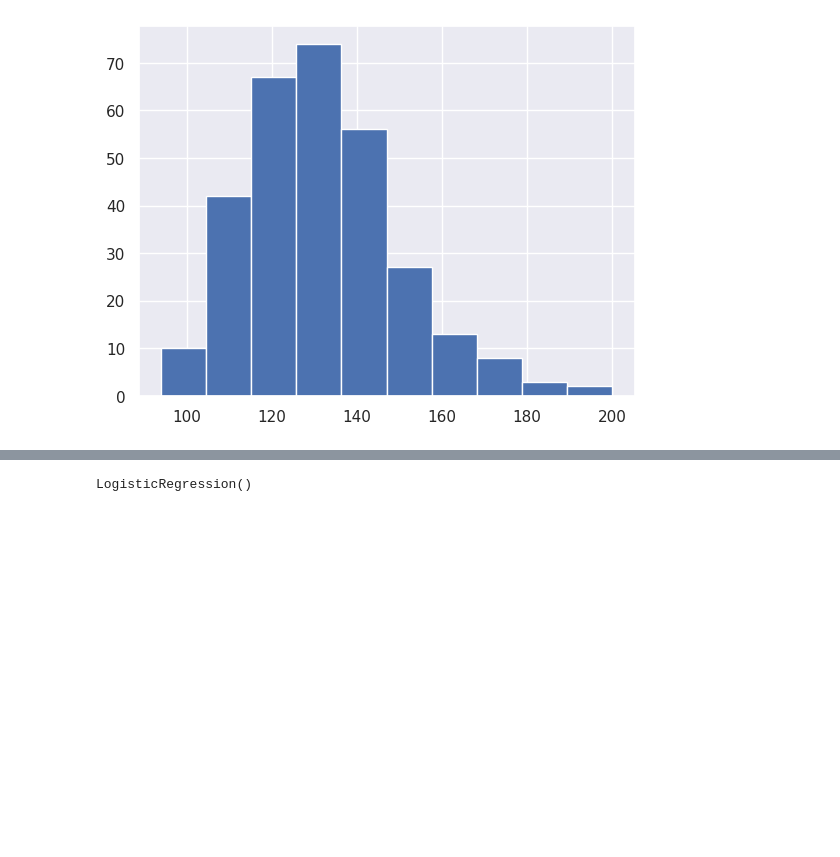
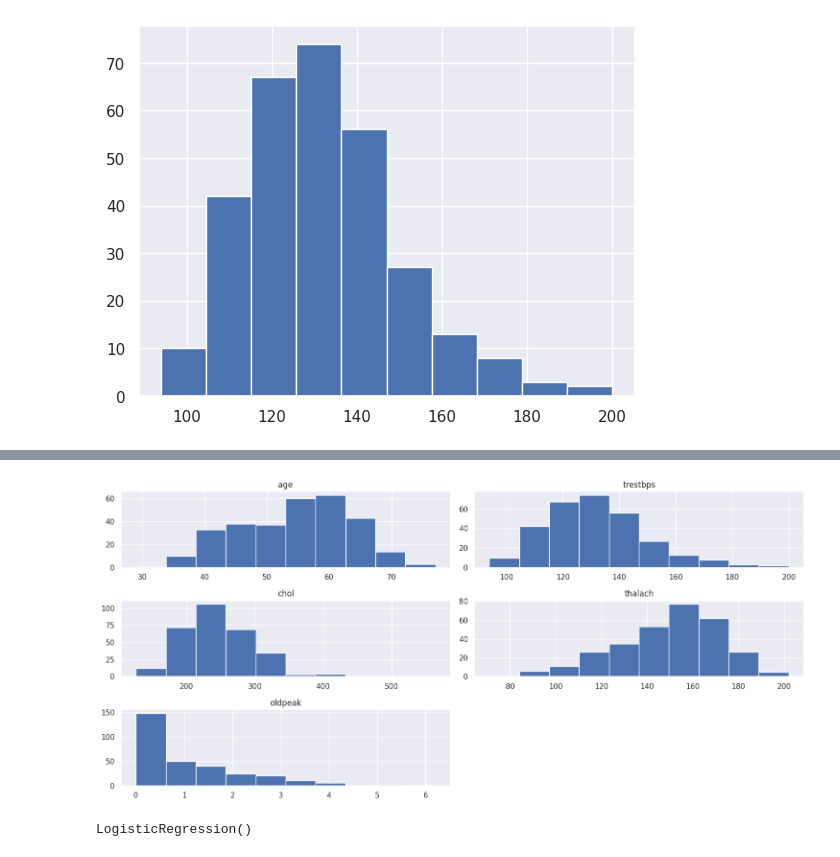
Before and after one commit to Nahsc0/python-data-science, a Jupyter notebook: Heart_Diseases_Prediction/Heart Diseases Prediction Model.ipynb, the cells around one changed output, grey strips where cells are left out. Cells and saved outputs as stored; diff of their text form; code cells hidden in the pictures; blank space fills up the shorter version.

```diff
--- a/Heart_Diseases_Prediction/Heart Diseases Prediction Model.ipynb
+++ b/Heart_Diseases_Prediction/Heart Diseases Prediction Model.ipynb
@@ -223,0 +280,9 @@ g.map(sns.kdeplot,'trestbps',fill=True)
+# %%
+cate_val=[]
+cont_val=[]
+
+for column in df.columns:
+    if df[column].nunique() <=10:
+        cate_val.append(column)
+    else:
+        cont_val.append(column)
@@ -224,3 +297,9 @@ g.map(sns.kdeplot,'trestbps',fill=True)
+# %%
+df.hist(cont_val, figsize=(15, 7))
+plt.tight_layout()
+plt.show()
+# %% [output]
+[figure, added]
 # %%
 X = df.drop("target", axis=1)
 y = df["target"]
```
Also changed, not shown: parts of 28 cells of this notebook.
